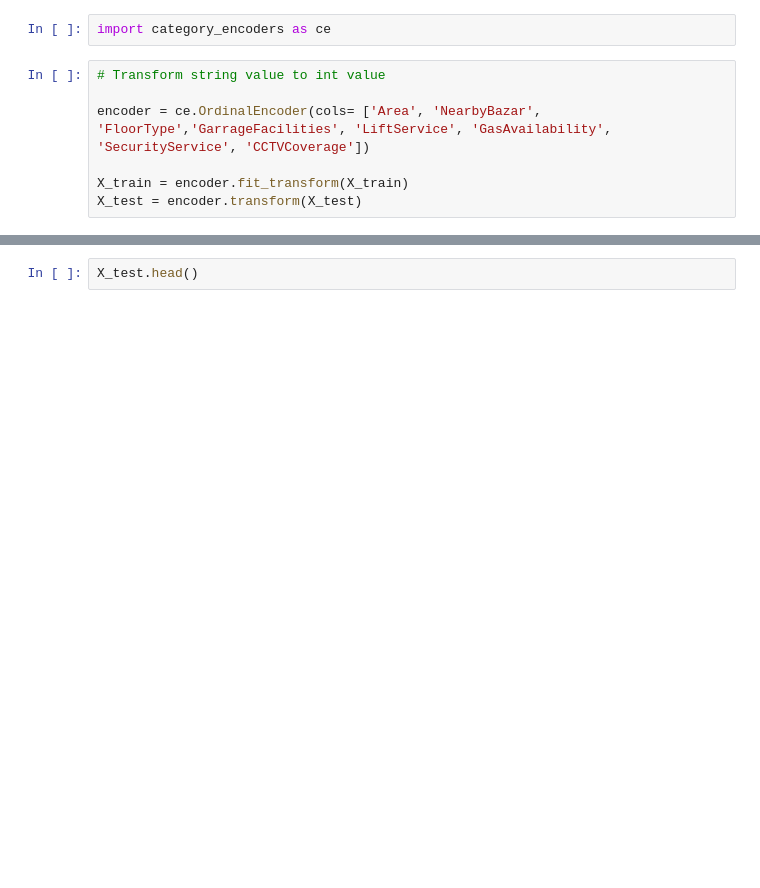
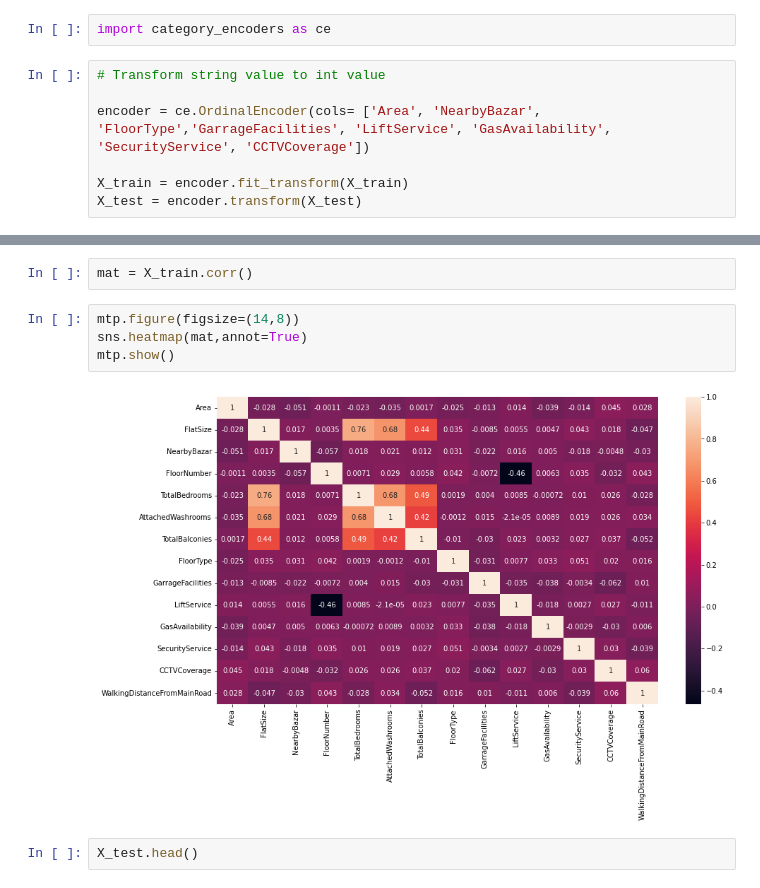
Before and after one commit to DarkraiFahim/FlatRentPrediction, a Jupyter notebook: Accuracy_Test_Final.ipynb, the cells around one changed output, grey strips where cells are left out. Drawn from its saved outputs; the diff is of its cells as text; blank space fills up the shorter version.

```diff
--- a/Accuracy_Test_Final.ipynb
+++ b/Accuracy_Test_Final.ipynb
@@ -194,6 +207,14 @@ X_train.head()
 | 818 | 1 | 1616 | 2 | 7 | 3 | 2 | 2 | ... |
 | 302 | 3 | 1150 | 1 | 5 | 3 | 2 | 2 | ... |
 | 1259 | 4 | 1050 | 2 | 1 | 3 | 1 | 2 | ... |
+# %%
+mat = X_train.corr()
+# %%
+mtp.figure(figsize=(14,8))
+sns.heatmap(mat,annot=True)
+mtp.show()
+# %% [output]
+[figure, added]
 # %%
 X_test.head()
 # %% [output]
```
Also changed, not shown: parts of 7 cells of this notebook, 2 other files.
